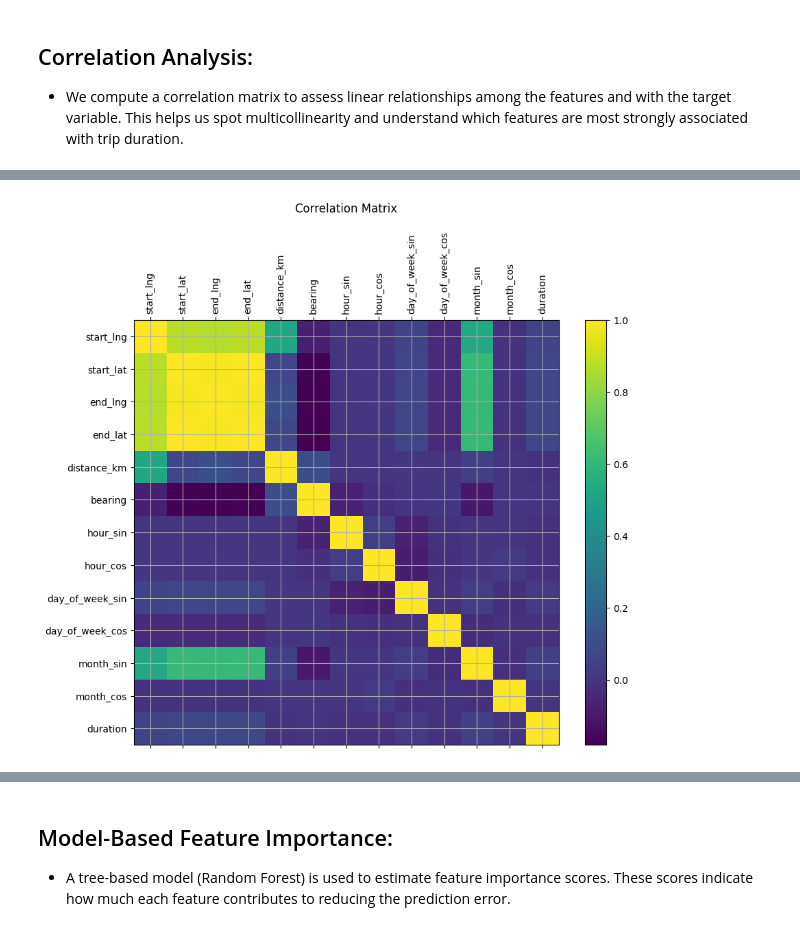
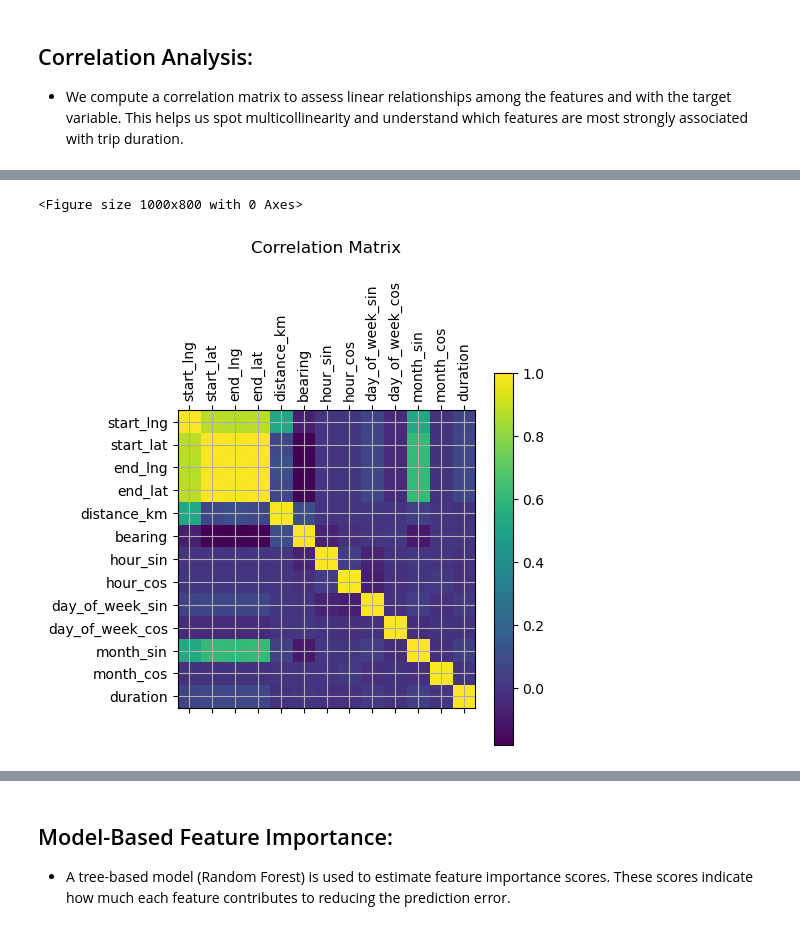
Before and after one commit to APeFerreira/TripDurationPredictor, a Jupyter notebook: solution.ipynb, the cells around one changed output, grey strips where cells are left out. Saved outputs shown, nothing was run; the diff lists cells and outputs as text; code cells hidden in the pictures.

```diff
--- a/solution.ipynb
+++ b/solution.ipynb
@@ -467,11 +488,12 @@ Name: duration, dtype: float64
 # %%
 plt.figure(figsize=(10, 8))
-plt.matshow(corr_matrix, fignum=1)
+plt.matshow(corr_matrix)#, fignum=1)
 plt.title("Correlation Matrix", pad=20)
 plt.colorbar()
 plt.xticks(range(len(corr_matrix.columns)), corr_matrix.columns, rotation=90)
 plt.yticks(range(len(corr_matrix.columns)), corr_matrix.columns)
 plt.grid()
 plt.show()
 # %% [output]
+<Figure size 1000x800 with 0 Axes>
-[figure, old version]
+[figure, new version]
```
Also changed, not shown: parts of 21 cells of this notebook, 1 other file.
